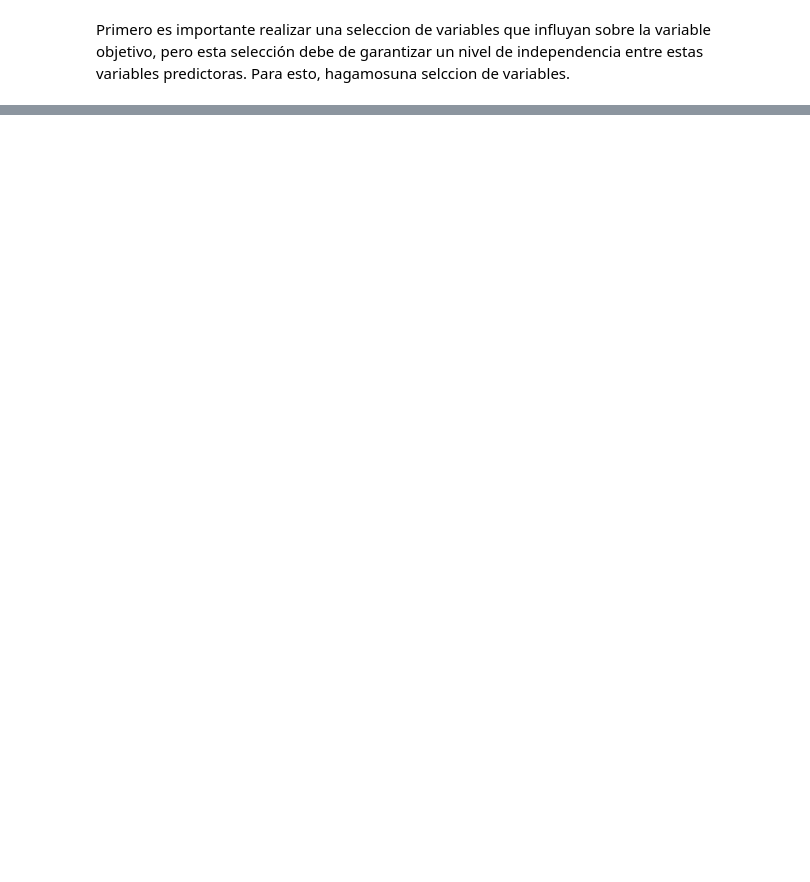
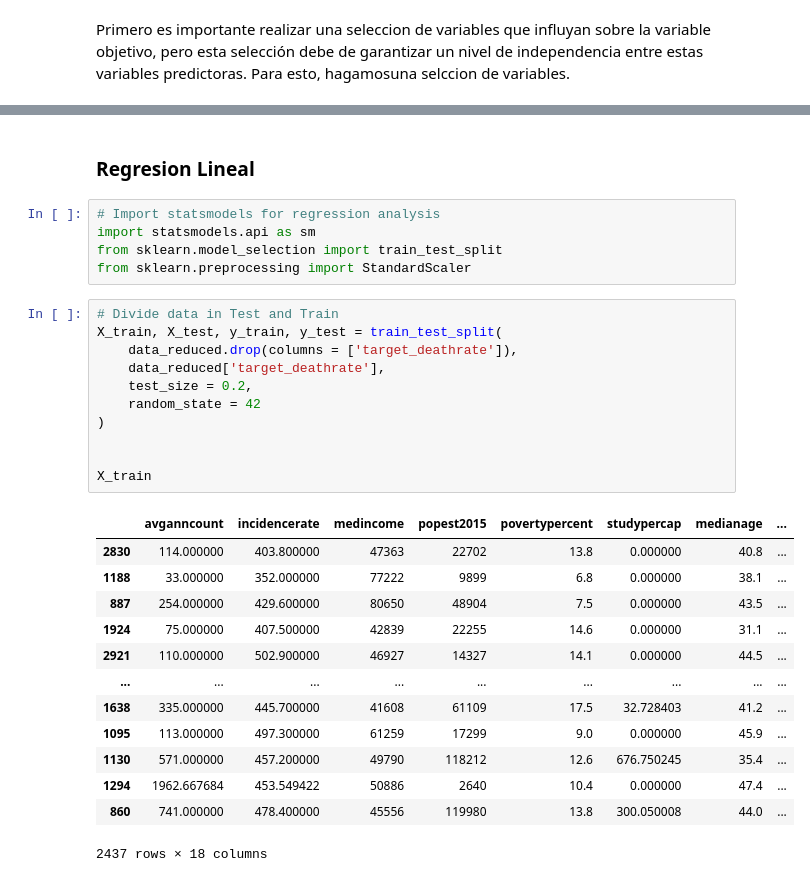
Before and after one commit to Chrissroman/md004_ha_dv, a Jupyter notebook: S2T3_CancerReg_ChristianR_20260303.ipynb, the cells around one changed output, grey strips where cells are left out. Saved outputs shown, nothing was run; the diff lists cells and outputs as text; blank space fills up the shorter version.

Commit message:
Regression and Answers 2,3. Adding requirements.txt

```diff
--- a/S2T3_CancerReg_ChristianR_20260303.ipynb
+++ b/S2T3_CancerReg_ChristianR_20260303.ipynb
@@ -291,0 +340,32 @@ memory usage: 785.7+ KB
+# %% [markdown]
+### Regresion Lineal
+# %%
+# Import statsmodels for regression analysis
+import statsmodels.api as sm
+from sklearn.model_selection import train_test_split
+from sklearn.preprocessing import StandardScaler
+# %%
+# Divide data in Test and Train
+X_train, X_test, y_train, y_test = train_test_split(
+    data_reduced.drop(columns = ['target_deathrate']),
+    data_reduced['target_deathrate'],
+    test_size = 0.2,
+    random_state = 42
+)
+
+
+X_train
+# %% [output]
+|  | avganncount | incidencerate | medincome | popest2015 | povertypercent | studypercap | medianage | ... |
+| 2830 | 114.000000 | 403.800000 | 47363 | 22702 | 13.8 | 0.000000 | 40.8 | ... |
+| 1188 | 33.000000 | 352.000000 | 77222 | 9899 | 6.8 | 0.000000 | 38.1 | ... |
+| 887 | 254.000000 | 429.600000 | 80650 | 48904 | 7.5 | 0.000000 | 43.5 | ... |
+| 1924 | 75.000000 | 407.500000 | 42839 | 22255 | 14.6 | 0.000000 | 31.1 | ... |
+| 2921 | 110.000000 | 502.900000 | 46927 | 14327 | 14.1 | 0.000000 | 44.5 | ... |
+| ... | ... | ... | ... | ... | ... | ... | ... | ... |
+| 1638 | 335.000000 | 445.700000 | 41608 | 61109 | 17.5 | 32.728403 | 41.2 | ... |
+| 1095 | 113.000000 | 497.300000 | 61259 | 17299 | 9.0 | 0.000000 | 45.9 | ... |
+| 1130 | 571.000000 | 457.200000 | 49790 | 118212 | 12.6 | 676.750245 | 35.4 | ... |
+| 1294 | 1962.667684 | 453.549422 | 50886 | 2640 | 10.4 | 0.000000 | 47.4 | ... |
+| 860 | 741.000000 | 478.400000 | 45556 | 119980 | 13.8 | 300.050008 | 44.0 | ... |
+2437 rows × 18 columns
```
Also changed, not shown: parts of 33 cells of this notebook, 1 other file.
